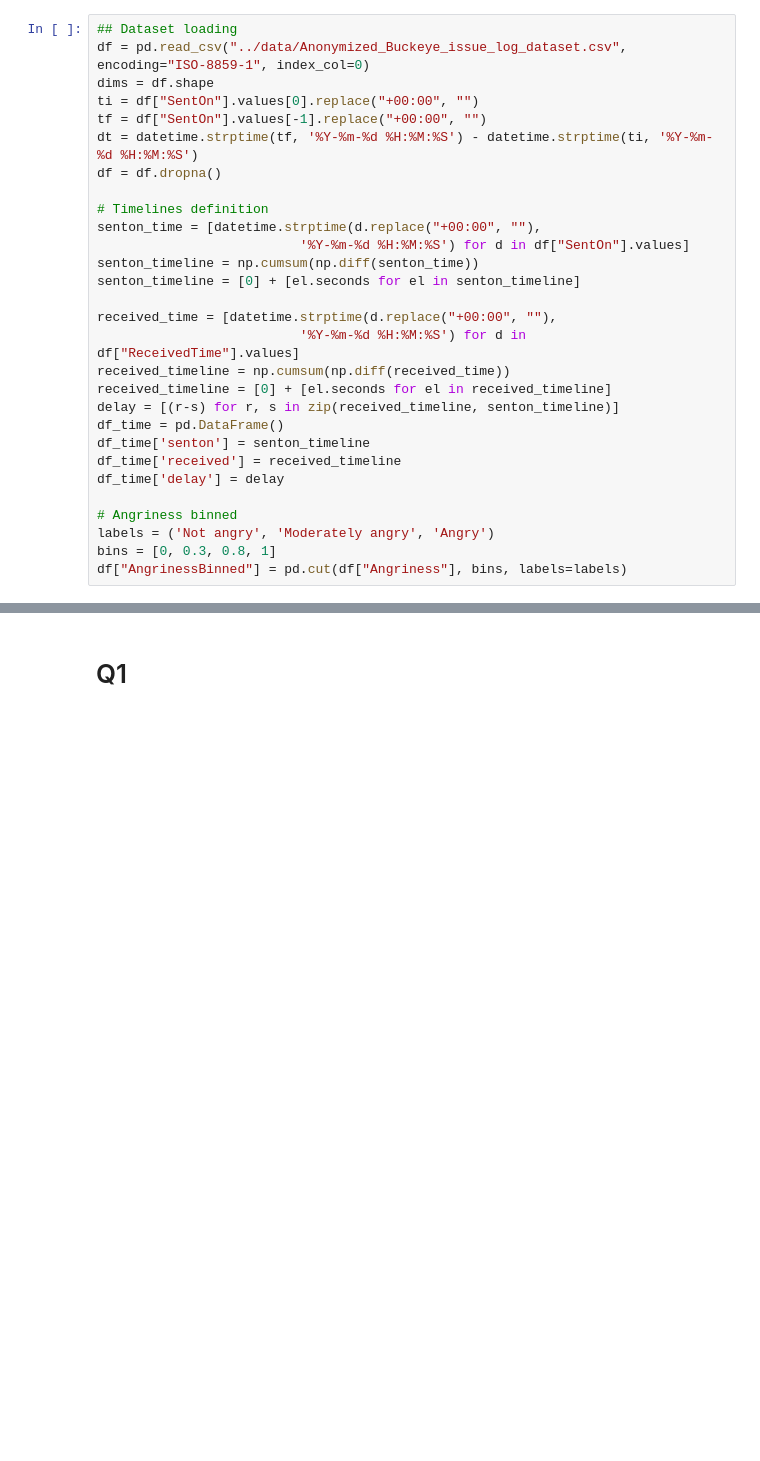
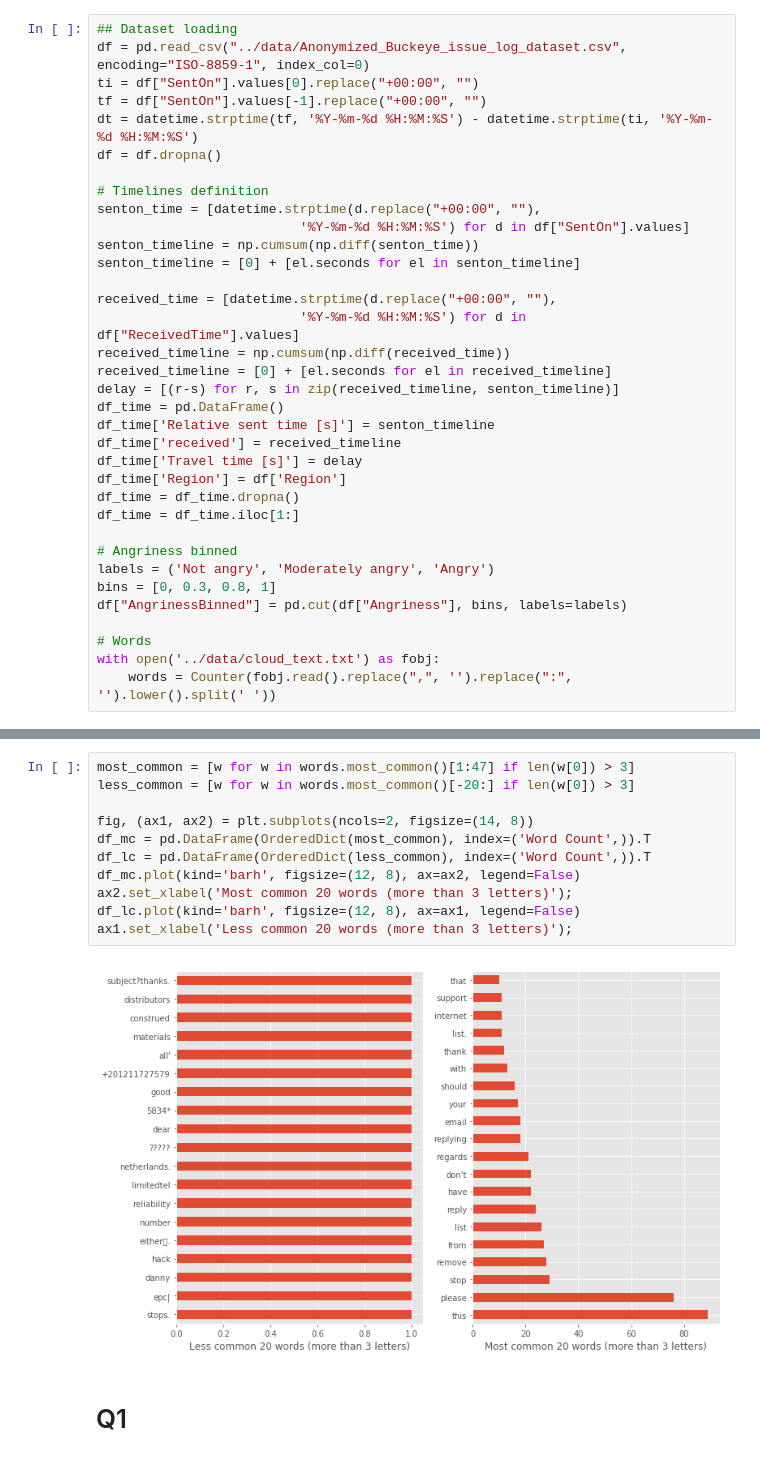
Before and after one commit to gpagliuca/buckley_issue_log, a Jupyter notebook: notebooks/Full EDA.ipynb, the cells around one changed output, grey strips where cells are left out. Drawn from its saved outputs; the diff is of its cells as text; blank space fills up the shorter version.

```diff
--- a/notebooks/Full EDA.ipynb
+++ b/notebooks/Full EDA.ipynb
@@ -10,7 +12,6 @@ plt.style.use("ggplot")
 # %%
 ## Dataset loading
 df = pd.read_csv("../data/Anonymized_Buckeye_issue_log_dataset.csv", encoding="ISO-8859-1", index_col=0)
-dims = df.shape
 ti = df["SentOn"].values[0].replace("+00:00", "")
 tf = df["SentOn"].values[-1].replace("+00:00", "")
 dt = datetime.strptime(tf, '%Y-%m-%d %H:%M:%S') - datetime.strptime(ti, '%Y-%m-%d %H:%M:%S')
@@ -28,11 +29,18 @@ received_timeline = np.cumsum(np.diff(received_time))
 received_timeline = [0] + [el.seconds for el in received_timeline]
 delay = [(r-s) for r, s in zip(received_timeline, senton_timeline)]
 df_time = pd.DataFrame()
-df_time['senton'] = senton_timeline
+df_time['Relative sent time [s]'] = senton_timeline
 df_time['received'] = received_timeline
-df_time['delay'] = delay
+df_time['Travel time [s]'] = delay
+df_time['Region'] = df['Region']
+df_time = df_time.dropna()
+df_time = df_time.iloc[1:]
 
 # Angriness binned
 labels = ('Not angry', 'Moderately angry', 'Angry')
 bins = [0, 0.3, 0.8, 1]
 df["AngrinessBinned"] = pd.cut(df["Angriness"], bins, labels=labels)
+
+# Words
+with open('../data/cloud_text.txt') as fobj:
+    words = Counter(fobj.read().replace(",", '').replace(":", '').lower().split(' '))
@@ -57,3 +47,16 @@ df_time.head()
+# %%
+most_common = [w for w in words.most_common()[1:47] if len(w[0]) > 3]
+less_common = [w for w in words.most_common()[-20:] if len(w[0]) > 3]
+
+fig, (ax1, ax2) = plt.subplots(ncols=2, figsize=(14, 8))
+df_mc = pd.DataFrame(OrderedDict(most_common), index=('Word Count',)).T
+df_lc = pd.DataFrame(OrderedDict(less_common), index=('Word Count',)).T
+df_mc.plot(kind='barh', figsize=(12, 8), ax=ax2, legend=False)
+ax2.set_xlabel('Most common 20 words (more than 3 letters)');
+df_lc.plot(kind='barh', figsize=(12, 8), ax=ax1, legend=False)
+ax1.set_xlabel('Less common 20 words (more than 3 letters)');
+# %% [output]
+[figure, added]
 # %% [markdown]
 # Q1
 # %%
```
Also changed, not shown: parts of 6 cells of this notebook, 5 other files.
